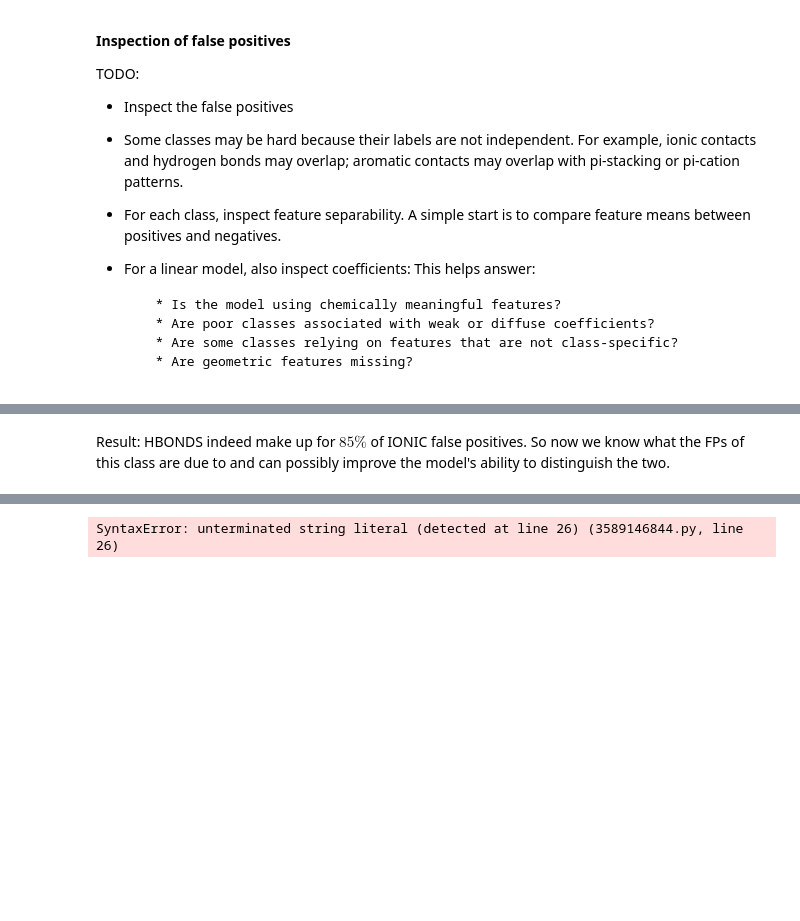
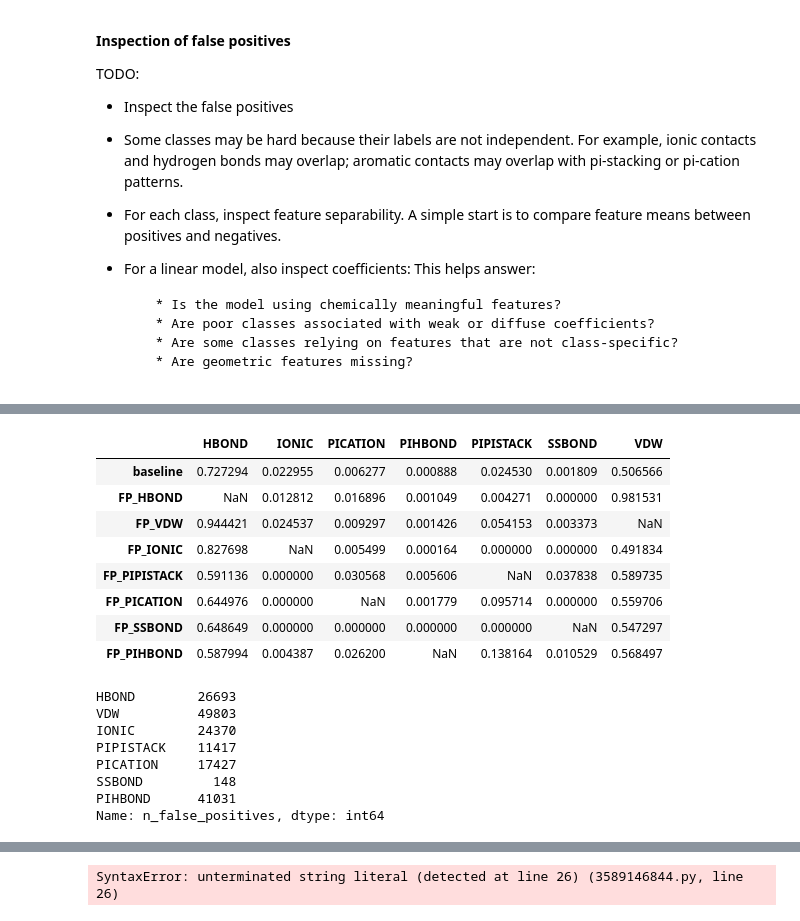
Before and after one commit to miriamzara/SB_Project, a Jupyter notebook: 2_logistic_regression.ipynb, the cells around one changed output, grey strips where cells are left out. Cells and saved outputs as stored; diff of their text form; code cells hidden in the pictures; blank space fills up the shorter version.

```diff
--- a/2_logistic_regression.ipynb
+++ b/2_logistic_regression.ipynb
@@ -806,2 +646,73 @@ fp_breakdown
-# %% [markdown]
-Result: HBONDS indeed make up for $85\%$ of IONIC false positives. So now we know what the FPs of this class are due to and can possibly improve the model's ability to distinguish the two.
+# %%
+import pandas as pd
+import numpy as np
+
+# Baseline prevalence of each label in the validation set
+label_prevalence = Y_val.mean().sort_values(ascending=False)
+
+# First row of final dataframe
+prevalence_rows = {
+    "baseline": label_prevalence
+}
+
+false_positive_counts = {}
+
+Y_pred = pipeline.predict(X_val)
+
+# Make sure Y_pred is a DataFrame with same columns/index as Y_val
+Y_pred_df = pd.DataFrame(
+    Y_pred,
+    columns=Y_val.columns,
+    index=Y_val.index
+)
+
+for class_idx, class_name in enumerate(target_names):
+
+    # Samples predicted as class_name, but truly not class_name
+    fp_mask = (Y_val.iloc[:, class_idx] == 0) & (Y_pred_df.iloc[:, class_idx] == 1)
+
+    false_positives = Y_val.loc[fp_mask]
+
+    n_fp = len(false_positives)
+    false_positive_counts[class_name] = n_fp
+
+    if n_fp == 0:
+        print(f"\nNo false positives for {class_name}")
+        continue
+
+    # Drop the class itself, since it is necessarily 0 among its false positives
+    false_positives_no_self = false_positives.drop(columns=[class_name])
+
+    # Prevalence of true labels among false positives
+    fp_label_prevalence = false_positives_no_self.mean()
+
+    # Add as a row
+    prevalence_rows[f"FP_{class_name}"] = fp_label_prevalence
+
+# Final dataframe
+fp_prevalence_df = pd.DataFrame(prevalence_rows).T
+
+# Optional: inspect number of false positives per predicted class
+false_positive_counts = pd.Series(false_positive_counts, name="n_false_positives")
+
+
+display(fp_prevalence_df)
+print(false_positive_counts)
+# %% [output]
+|  | HBOND | IONIC | PICATION | PIHBOND | PIPISTACK | SSBOND | VDW |
+| baseline | 0.727294 | 0.022955 | 0.006277 | 0.000888 | 0.024530 | 0.001809 | 0.506566 |
+| FP_HBOND | NaN | 0.012812 | 0.016896 | 0.001049 | 0.004271 | 0.000000 | 0.981531 |
+| FP_VDW | 0.944421 | 0.024537 | 0.009297 | 0.001426 | 0.054153 | 0.003373 | NaN |
+| FP_IONIC | 0.827698 | NaN | 0.005499 | 0.000164 | 0.000000 | 0.000000 | 0.491834 |
+| FP_PIPISTACK | 0.591136 | 0.000000 | 0.030568 | 0.005606 | NaN | 0.037838 | 0.589735 |
+| FP_PICATION | 0.644976 | 0.000000 | NaN | 0.001779 | 0.095714 | 0.000000 | 0.559706 |
+| FP_SSBOND | 0.648649 | 0.000000 | 0.000000 | 0.000000 | 0.000000 | NaN | 0.547297 |
+| FP_PIHBOND | 0.587994 | 0.004387 | 0.026200 | NaN | 0.138164 | 0.010529 | 0.568497 |
+HBOND        26693
+VDW          49803
+IONIC        24370
+PIPISTACK    11417
+PICATION     17427
+SSBOND         148
+PIHBOND      41031
+Name: n_false_positives, dtype: int64
```
Also changed, not shown: parts of 14 cells of this notebook.
